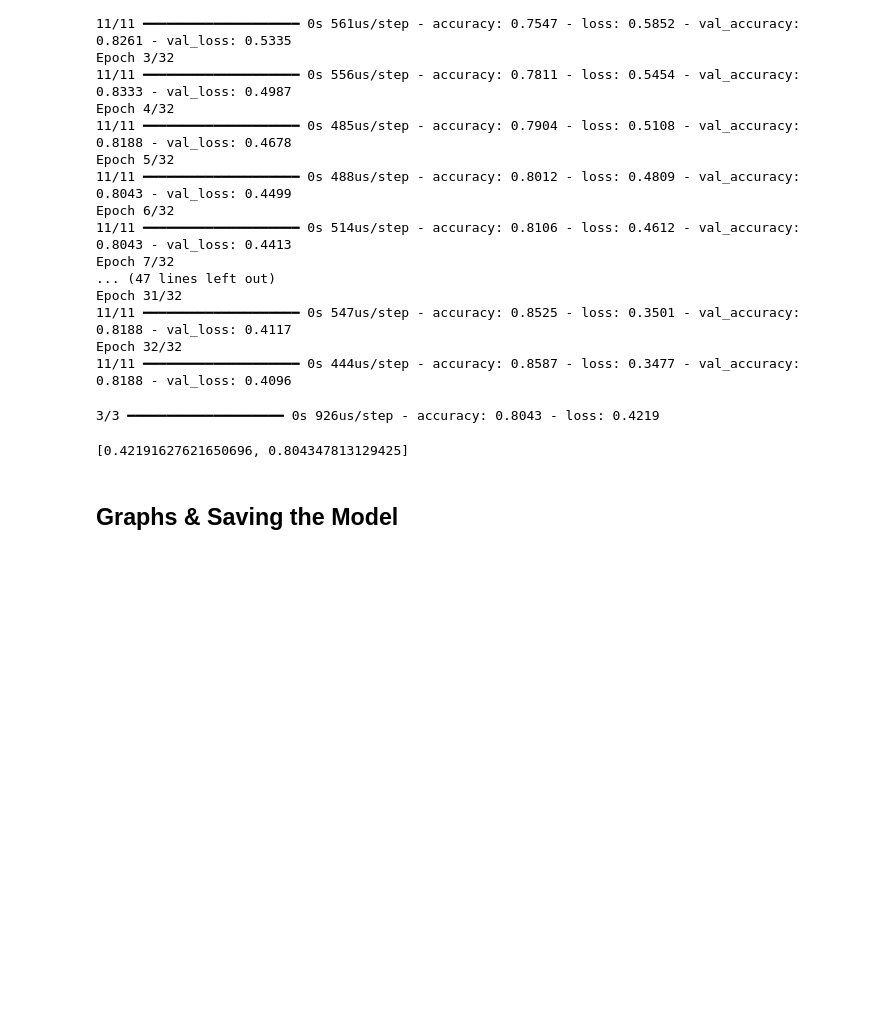
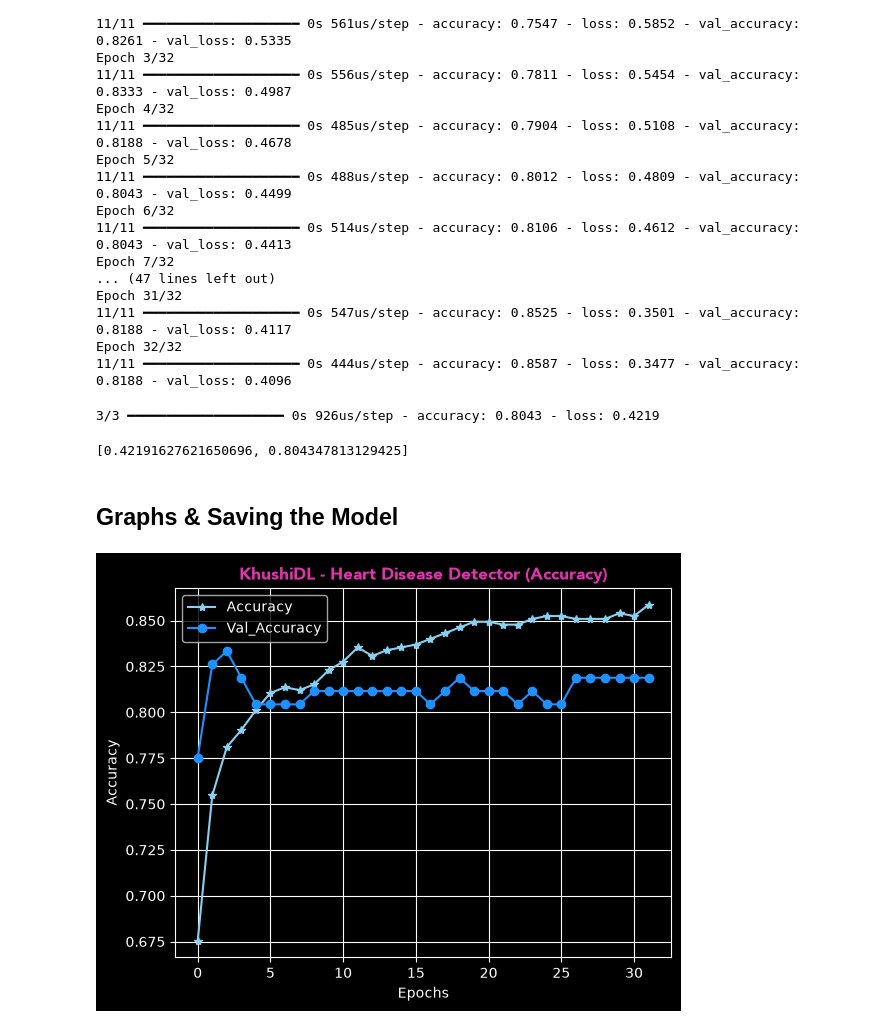
Before and after one commit to lucky-KRMU/KhushiDL-Heart-Disease, a Jupyter notebook: model.ipynb, the cells around one changed output. Drawn from its saved outputs; the diff is of its cells as text; code cells hidden in the pictures; blank space fills up the shorter version.

Commit message:
add graphs

```diff
--- a/model.ipynb
+++ b/model.ipynb
@@ -224,3 +224,15 @@ model.evaluate(test_ds)
 # %%
 # Saving the model
 model.save('models/model_v1.keras')
+# %%
+plt.style.use('dark_background')
+plt.title("KhushiDL - Heart Disease Detector (Accuracy)", fontname='avenir', color="#E233AE", fontweight='bold')
+plt.plot(model_history.history['accuracy'], label='Accuracy', marker='*', color='#89CFF0')
+plt.plot(model_history.history['val_accuracy'], label='Val_Accuracy', marker='o', color='#1E90FF')
+plt.xlabel('Epochs')
+plt.ylabel('Accuracy')
+plt.legend()
+plt.grid(True)
+plt.savefig('graphs/Accuracy.png')
+# %% [output]
+[figure, added]
```
Also changed, not shown: parts of 1 cell of this notebook, 2 other files.
